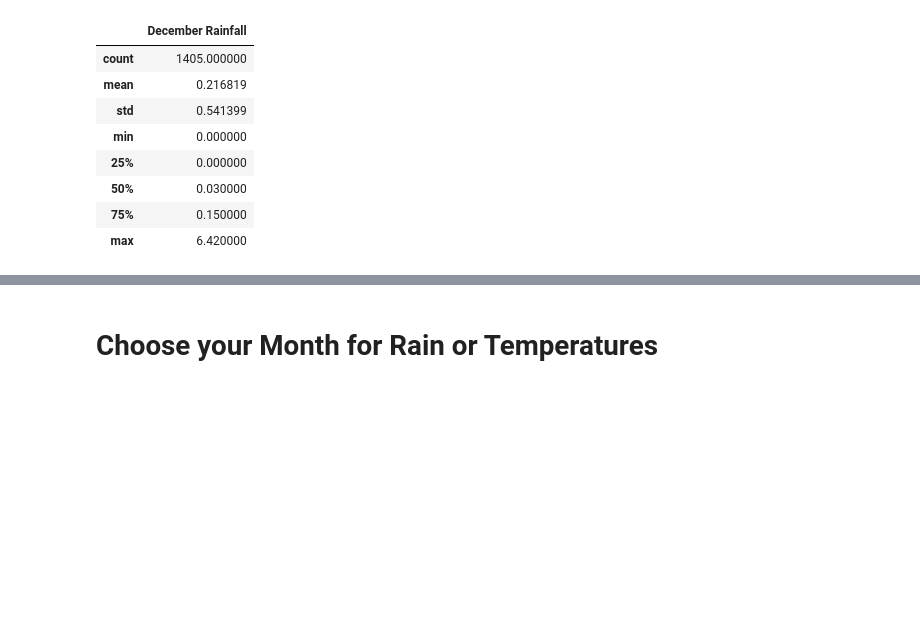
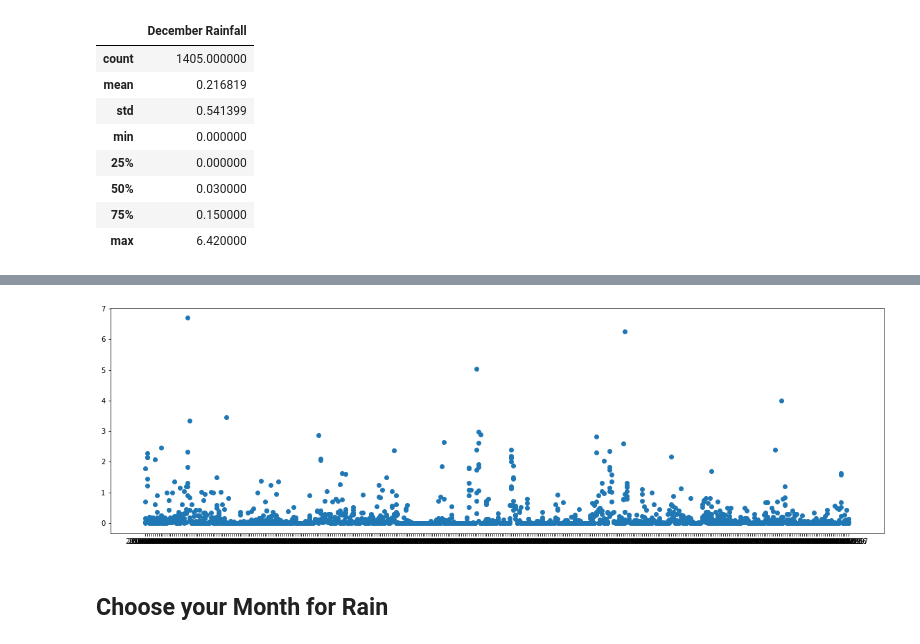
Before and after one commit to honoruru/surfs_up, a Jupyter notebook: SurfsUp_Challenge.ipynb, the cells around one changed output, grey strips where cells are left out. Cells and saved outputs as stored; diff of their text form; code cells hidden in the pictures; blank space fills up the shorter version.

```diff
--- a/SurfsUp_Challenge.ipynb
+++ b/SurfsUp_Challenge.ipynb
@@ -152,0 +201,13 @@ df.describe()
+# %%
+x_axis_session = session.query(Measurement.date).filter(Measurement.date >= prev_year).all()
+# Convert to a list.
+x_axis = [rain.date for rain in x_axis_session]
+y_axis_session = session.query(Measurement.prcp).filter(Measurement.date >= prev_year).all()
+# Convert to a list.
+y_axis = [rain.prcp for rain in y_axis_session]
+fig, ax = plt.subplots(figsize=(20,6))
+ax.scatter(x_axis, y_axis)
+
+plt.savefig("rainfall.png")
+# %% [output]
+[figure, added]
@@ -153,5 +217,5 @@ df.describe()
 # %% [markdown]
-# Choose your Month for Rain or Temperatures
+## Choose your Month for Rain
 # %%
 # Prompt the user to enter month for rainfall
 month_rain = float(input("What month do you want rainfall stats for? Enter # for month e.g., 1 = January  "))
```
Also changed, not shown: parts of 21 cells of this notebook, 4 other files.
